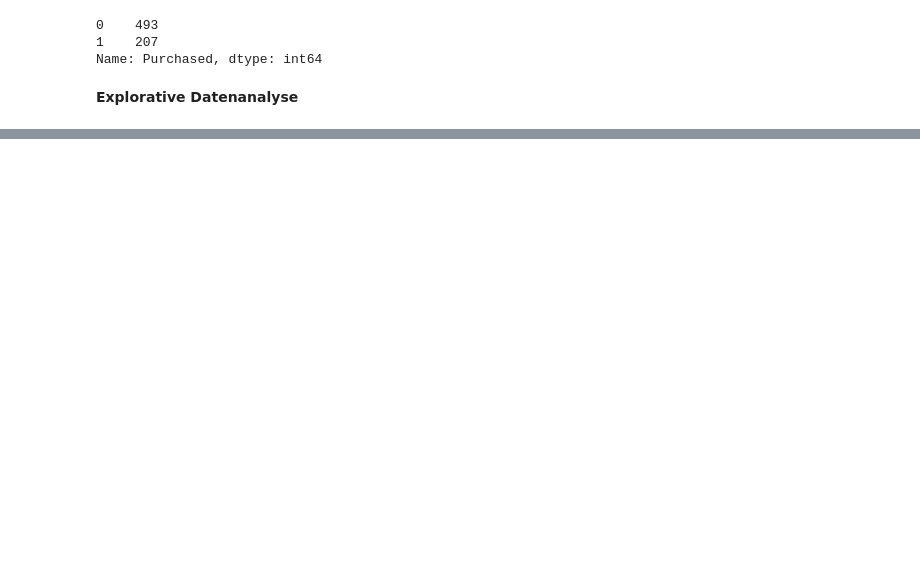
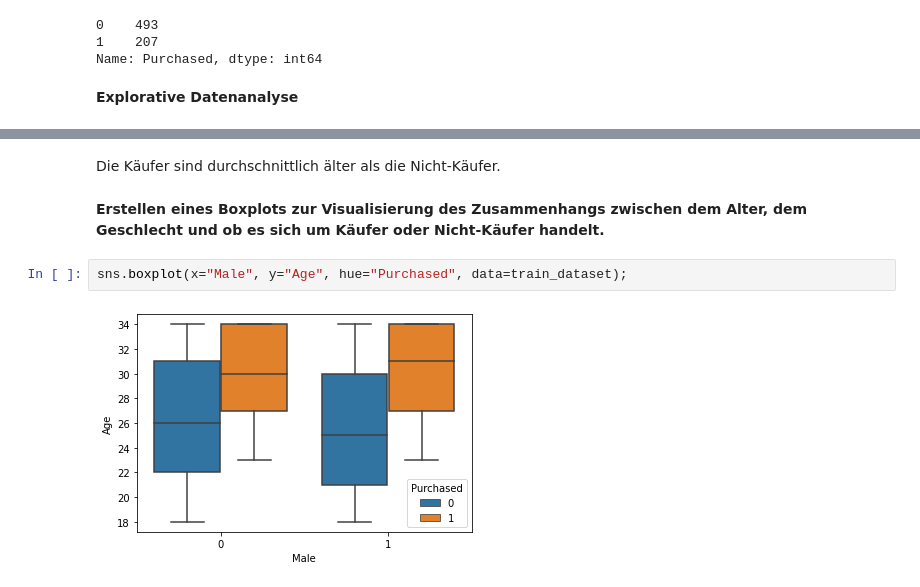
Before and after one commit to Aaron-David-HdM/Applied-Data-Analytics, a Jupyter notebook: UseCase_3/Durchfuehrung der Klassifikationsanalyse.ipynb, the cells around one changed output, grey strips where cells are left out. Drawn from its saved outputs; the diff is of its cells as text; blank space fills up the shorter version.

```diff
--- a/UseCase_3/Durchfuehrung der Klassifikationsanalyse.ipynb
+++ b/UseCase_3/Durchfuehrung der Klassifikationsanalyse.ipynb
@@ -124,0 +134,8 @@ sns.heatmap(corr, mask=mask, cmap=cmap, annot=True, square=True, annot_kws={"siz
+# %% [markdown]
+Die Käufer sind durchschnittlich älter als die Nicht-Käufer.
+# %% [markdown]
+**Erstellen eines Boxplots zur Visualisierung des Zusammenhangs zwischen dem  Alter, dem Geschlecht und ob es sich um Käufer oder Nicht-Käufer handelt.**
+# %%
+sns.boxplot(x="Male", y="Age", hue="Purchased", data=train_dataset);
+# %% [output]
+[figure, added]
```
Also changed, not shown: parts of 36 cells of this notebook.
